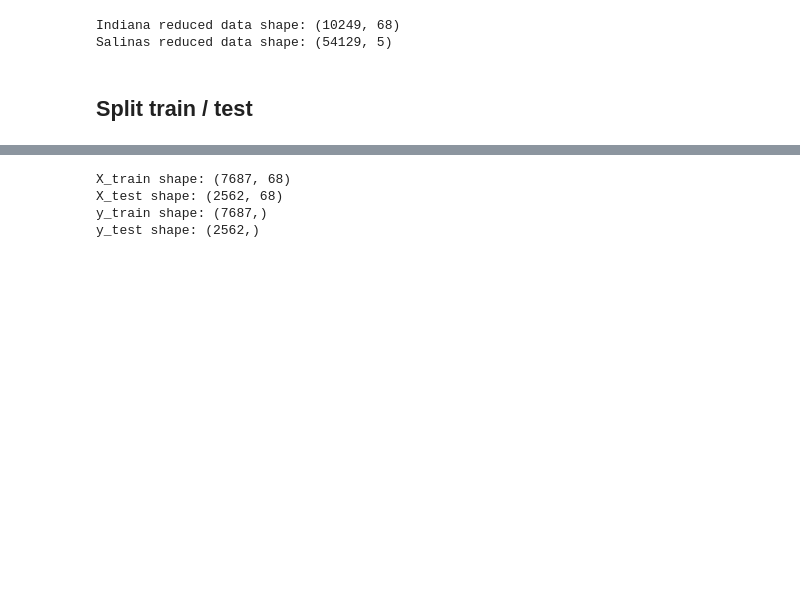
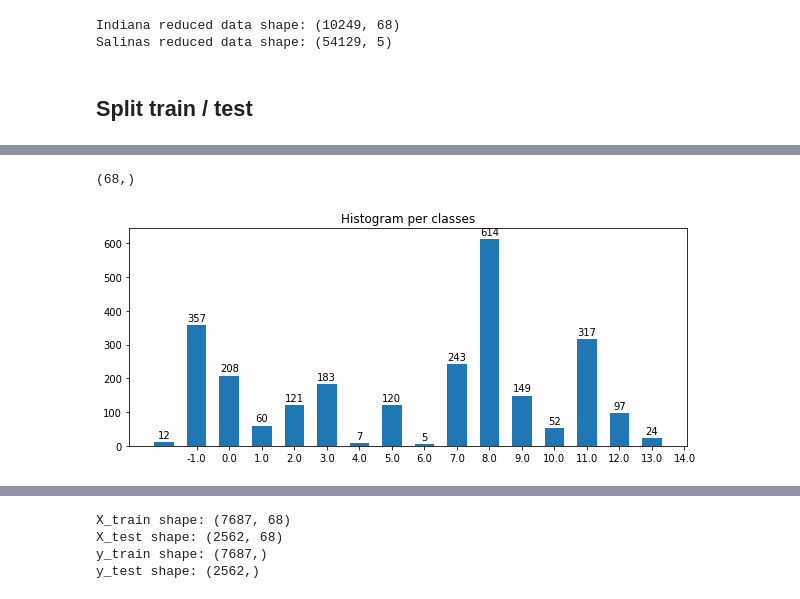
Before and after one commit to SabineHU/projet-IML, a Jupyter notebook: src/supervised_random_forest_classifier.ipynb, the cells around one changed output, grey strips where cells are left out. Cells and saved outputs as stored; diff of their text form; code cells hidden in the pictures; blank space fills up the shorter version.

```diff
--- a/src/supervised_random_forest_classifier.ipynb
+++ b/src/supervised_random_forest_classifier.ipynb
@@ -100,0 +131,2 @@ y_test_indiana = indiana_labels_shuffle[:nb_test]
+# %%
+labels, count = np.unique(indiana_labels_shuffle-1, return_counts=True)
@@ -100,0 +139,25 @@ y_test_indiana = indiana_labels_shuffle[:nb_test]
+# %%
+sum_ = 0
+x_train_indiana = np.empty((0, 68))
+x_test_indiana = np.empty((0, 68))
+
+train_indiana_argsort = np.array([])
+test_indiana_argsort = np.array([])
+
+y_train_indiana_labels = np.array([])
+y_test_indiana_labels = np.array([])
+
+for cluster in labels:
+    idx = int(count[cluster] * 0.75)
+
+    train_indiana_argsort = np.hstack((train_indiana_argsort, y_indiana_labels_argsort[sum_:sum_+idx]))
+    print(X_indiana_shuffle[y_indiana_labels_argsort[sum_:sum_+idx]].shape)
+    print(x_train_indiana.shape)
+    x_train_indiana = np.vstack((x_train_indiana, X_indiana_shuffle[y_indiana_labels_argsort[sum_:sum_+idx]]))
+    y_train_indiana_labels = np.hstack((y_train_indiana_labels, np.full((idx), cluster)))
+
+    test_indiana_argsort = np.hstack((test_indiana_argsort, y_indiana_labels_argsort[sum_+idx: sum_ + count[cluster]]))
+    x_test_indiana = np.vstack((x_test_indiana, X_indiana_shuffle[y_indiana_labels_argsort[sum_+idx: sum_ + count[cluster]]]))
+    y_test_indiana_labels = np.hstack((y_test_indiana_labels, np.full((count[cluster] - idx), cluster)))
+
+    sum_ += count[cluster]
@@ -100,0 +182,24 @@ y_test_indiana = indiana_labels_shuffle[:nb_test]
+# %%
+x_train_indiana = np.array(x_train_indiana)
+x_test_indiana = np.array(x_test_indiana)
+
+y_train_indiana_labels = np.array(y_train_indiana_labels)
+y_test_indiana_labels = np.array(y_test_indiana_labels)
+# %%
+x_train_indiana[1].shape
+# %% [output]
+(68,)
+# %%
+fig, axs = plt.subplots(figsize=(10, 4))
+bar_x, bar_count = np.unique(y_test_indiana_labels-1, return_counts=True)
+
+bar = axs.bar(bar_x, bar_count, 0.6)
+axs.bar_label(bar, padding=2)
+
+axs.set_xticks(np.arange(len(bar_x)))
+axs.set_xticklabels(bar_x)
+
+axs.set_title('Histogram per classes')
+plt.show()
+# %% [output]
+[figure, added]
```
Also changed, not shown: parts of 8 cells of this notebook.
